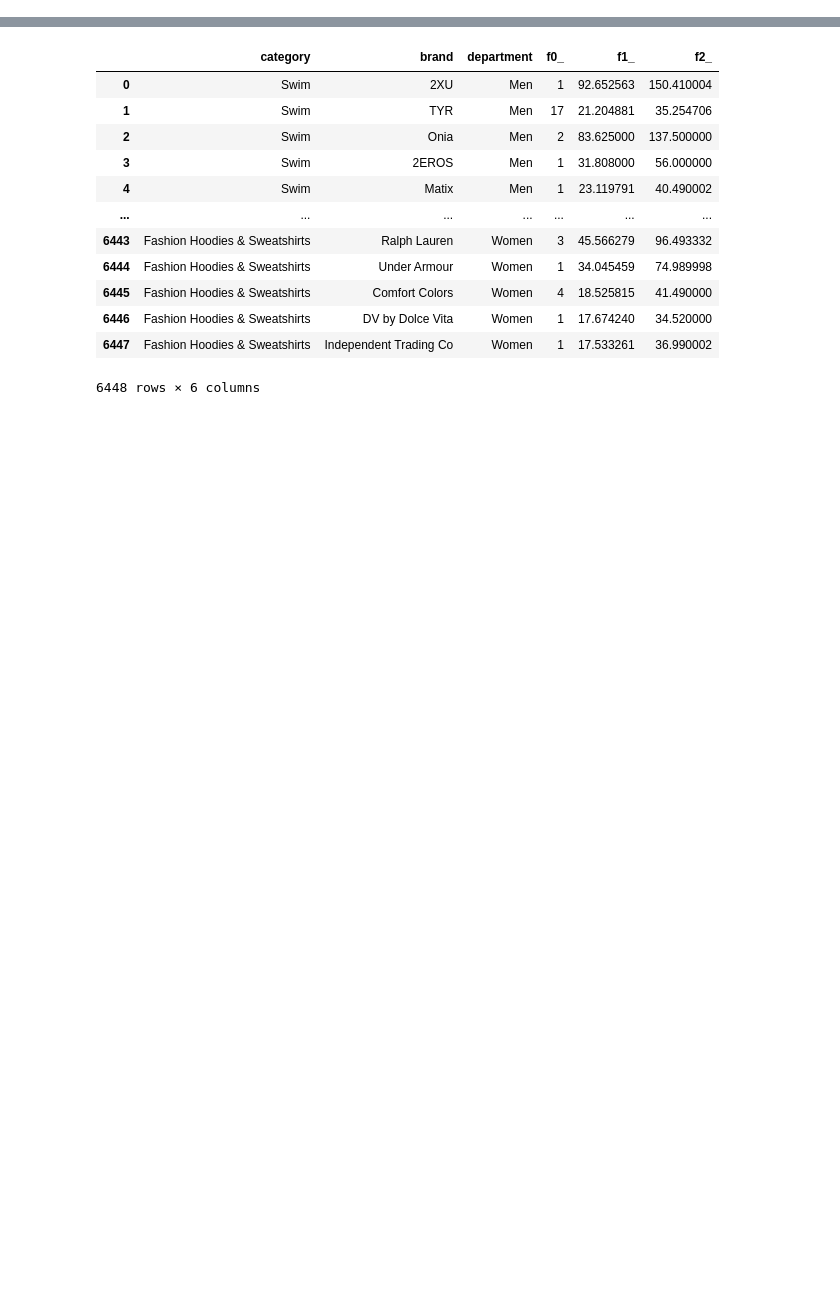
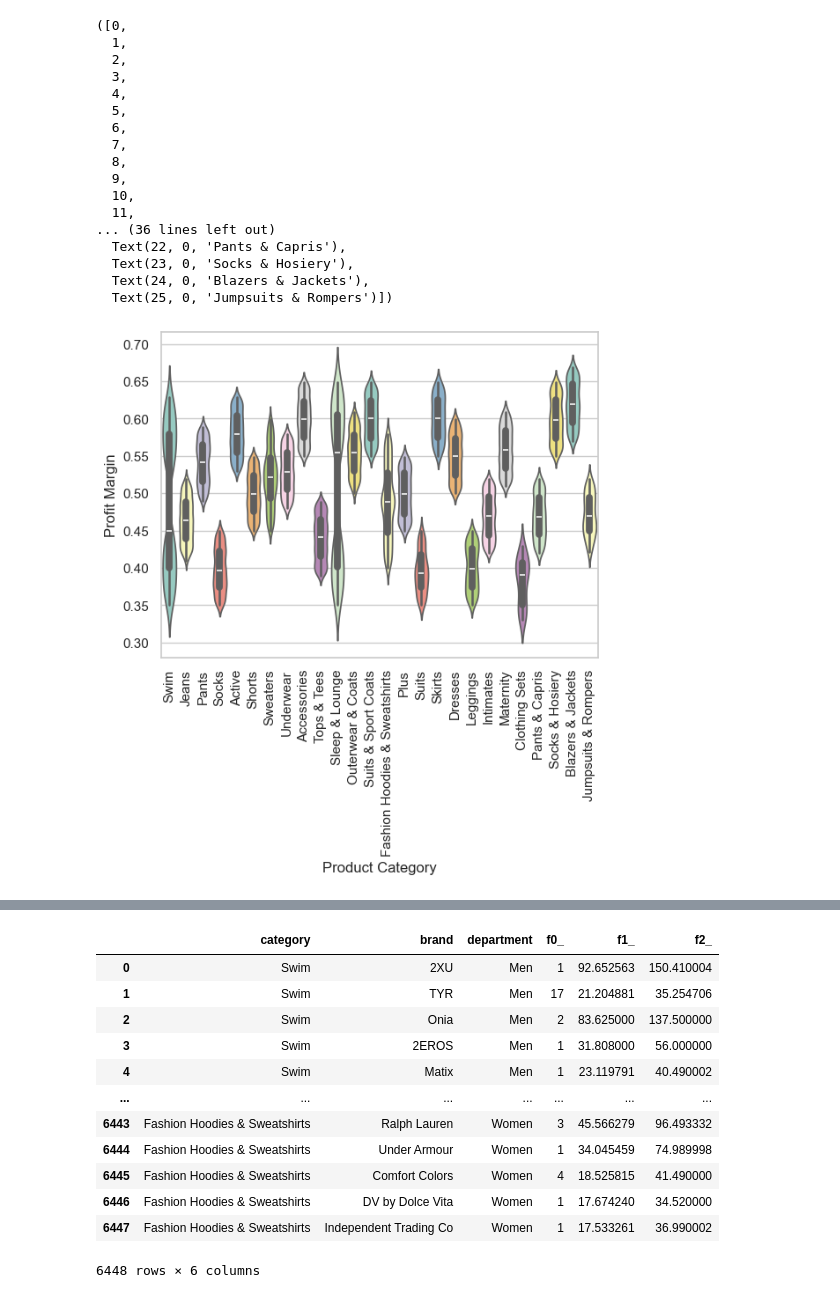
Before and after one commit to mcaruana/trumid-case, a Jupyter notebook: BQ Env Test.ipynb, the cells around one changed output, grey strips where cells are left out. Cells and saved outputs as stored; diff of their text form; code cells hidden in the pictures; blank space fills up the shorter version.

Commit message:
Updating with Q1 data exploration

```diff
--- a/BQ Env Test.ipynb
+++ b/BQ Env Test.ipynb
@@ -14,0 +154,25 @@ pandas_gbq.context.project = "trumid-case"
+# %%
+# TODO: Make CTEs a string with ability to pass SELECT underneath
+query = """
+WITH thelook_products AS (
+SELECT
+    id as product_id
+    ,sku as product_sku
+    ,cost as product_cost
+    ,category as product_category
+    ,name as product_name
+    ,brand as product_brand
+    ,retail_price
+    ,department
+    ,retail_price - cost AS gross_profit
+    ,((retail_price - cost)*1.00)/(retail_price*1.00) AS profit_margin
+FROM
+    `trumid-case.thelook_ecommerce.products`
+)
+SELECT
+    *
+FROM
+    thelook_products
+
+"""
+product_with_margins = pandas_gbq.read_gbq(query)
@@ -14,0 +197,30 @@ pandas_gbq.context.project = "trumid-case"
+# %%
+import matplotlib.pyplot as plt
+
+sns.violinplot(data=product_with_margins, x='product_category', y='profit_margin',hue='product_category',palette="Set3")
+
+# Set labels for the x and y axes
+plt.xlabel('Product Category')
+plt.ylabel('Profit Margin')
+
+# Rotate x-axis labels for better readability (optional)
+plt.xticks(rotation=90)
+# %% [output]
+([0,
+  1,
+  2,
+  3,
+  4,
+  5,
+  6,
+  7,
+  8,
+  9,
+  10,
+  11,
+... (36 lines left out)
+  Text(22, 0, 'Pants & Capris'),
+  Text(23, 0, 'Socks & Hosiery'),
+  Text(24, 0, 'Blazers & Jackets'),
+  Text(25, 0, 'Jumpsuits & Rompers')])
+[figure, added]
```
Also changed, not shown: parts of 12 cells of this notebook, 2 other files.
